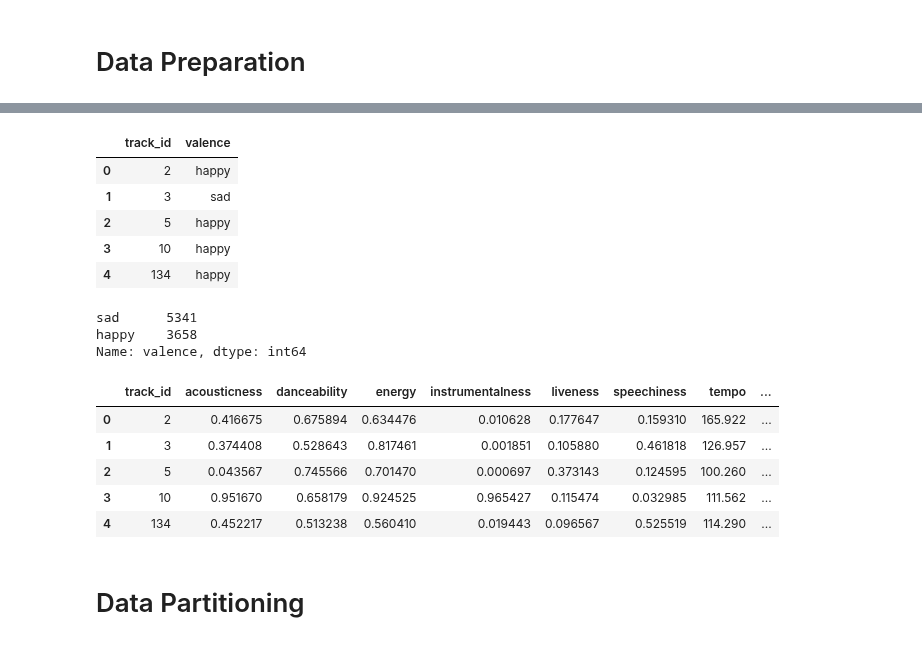
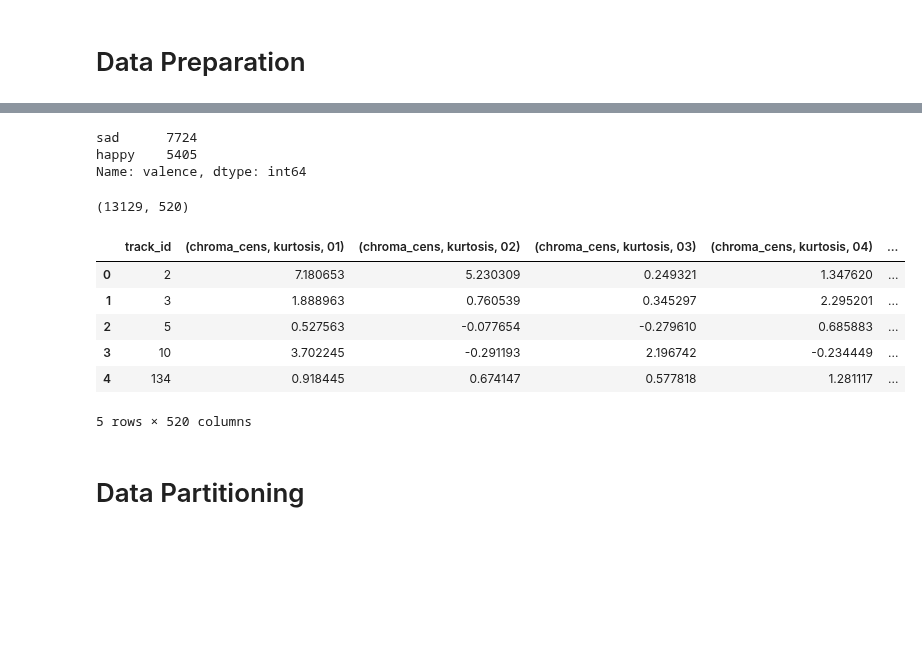
Before and after one commit to gaetanoantonicchio/DataMining-2, a Jupyter notebook: src/Module 2/Ensemble/ensemble-song-happiness_echonest.ipynb, the cells around one changed output, grey strips where cells are left out. Cells and saved outputs as stored; diff of their text form; code cells hidden in the pictures; blank space fills up the shorter version.

```diff
--- a/src/Module 2/Ensemble/ensemble-song-happiness_echonest.ipynb
+++ b/src/Module 2/Ensemble/ensemble-song-happiness_echonest.ipynb
@@ -9,3 +12,7 @@ from collections import defaultdict
 from IPython.display import display
 # %% [markdown]
 # Data Preparation
+# %%
+feat = utils.load('/Users/samuele/University/2.DM2/fma_metadata/features.csv')
+display(feat.shape)
+display(feat.head())
@@ -38,28 +43,20 @@ Name: genre_top, dtype: int64
-# %%
-happiness = pd.read_csv('/Users/samuele/University/2.DM2/fma_metadata/song_happiness_labels.csv')
-happiness.head()
-# %% [output]
-|  | track_id | valence |
-| 0 | 2 | happy |
-| 1 | 3 | sad |
-| 2 | 5 | happy |
-| 3 | 10 | happy |
-| 4 | 134 | happy |
 # %%
-echo.drop('valence', axis=1, inplace=True)
-echo = echo.merge(happiness, on='track_id')
-display(echo['valence'].value_counts())
-display(echo.head())
+feat = feat.merge(happiness, on='track_id')
+display(feat['valence'].value_counts())
+display(feat.shape)
+display(feat.head())
 # %% [output]
-sad      5341
-happy    3658
+sad      7724
+happy    5405
 Name: valence, dtype: int64
+(13129, 520)
-|  | track_id | acousticness | danceability | energy | instrumentalness | liveness | speechiness | tempo | ... |
-| 0 | 2 | 0.416675 | 0.675894 | 0.634476 | 0.010628 | 0.177647 | 0.159310 | 165.922 | ... |
-| 1 | 3 | 0.374408 | 0.528643 | 0.817461 | 0.001851 | 0.105880 | 0.461818 | 126.957 | ... |
-| 2 | 5 | 0.043567 | 0.745566 | 0.701470 | 0.000697 | 0.373143 | 0.124595 | 100.260 | ... |
-| 3 | 10 | 0.951670 | 0.658179 | 0.924525 | 0.965427 | 0.115474 | 0.032985 | 111.562 | ... |
-| 4 | 134 | 0.452217 | 0.513238 | 0.560410 | 0.019443 | 0.096567 | 0.525519 | 114.290 | ... |
+|  | track_id | (chroma_cens, kurtosis, 01) | (chroma_cens, kurtosis, 02) | (chroma_cens, kurtosis, 03) | (chroma_cens, kurtosis, 04) | ... |
+| 0 | 2 | 7.180653 | 5.230309 | 0.249321 | 1.347620 | ... |
+| 1 | 3 | 1.888963 | 0.760539 | 0.345297 | 2.295201 | ... |
+| 2 | 5 | 0.527563 | -0.077654 | -0.279610 | 0.685883 | ... |
+| 3 | 10 | 3.702245 | -0.291193 | 2.196742 | -0.234449 | ... |
+| 4 | 134 | 0.918445 | 0.674147 | 0.577818 | 1.281117 | ... |
+5 rows × 520 columns
 # %% [markdown]
 # Data Partitioning
 # %%
```
Also changed, not shown: parts of 28 cells of this notebook.
